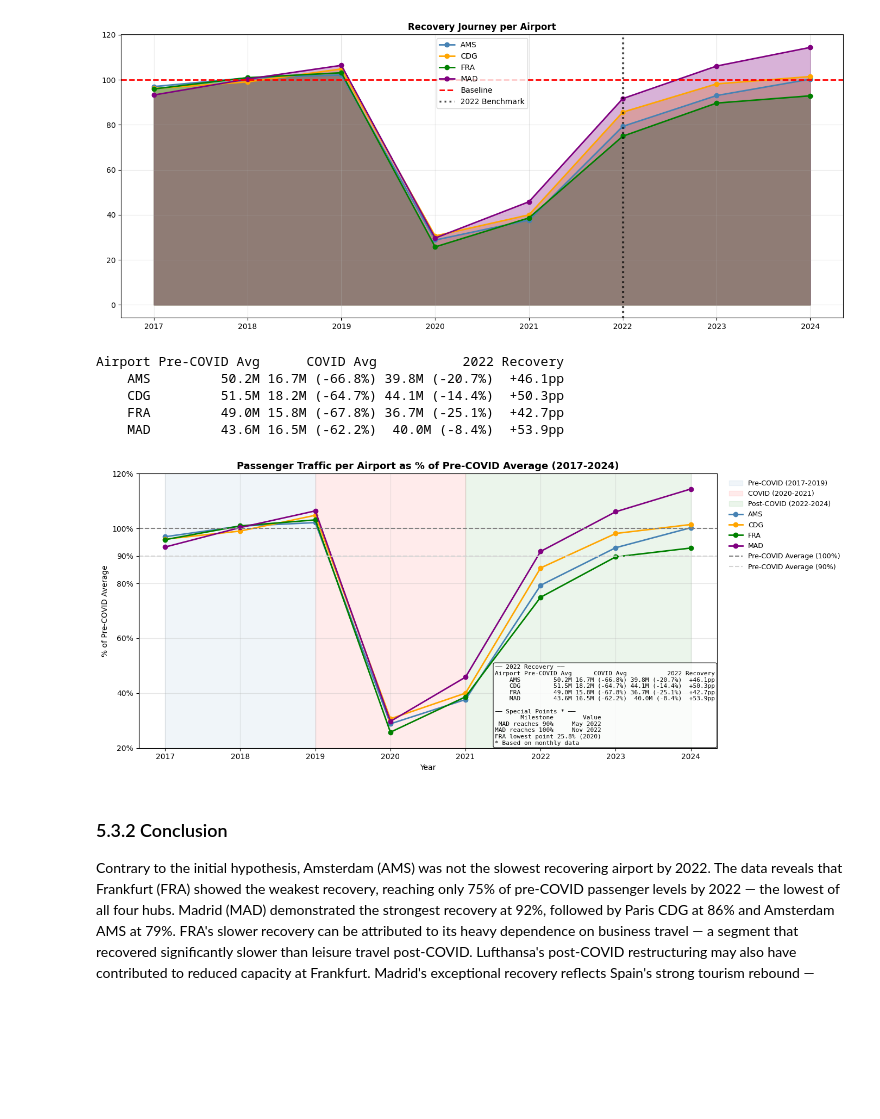
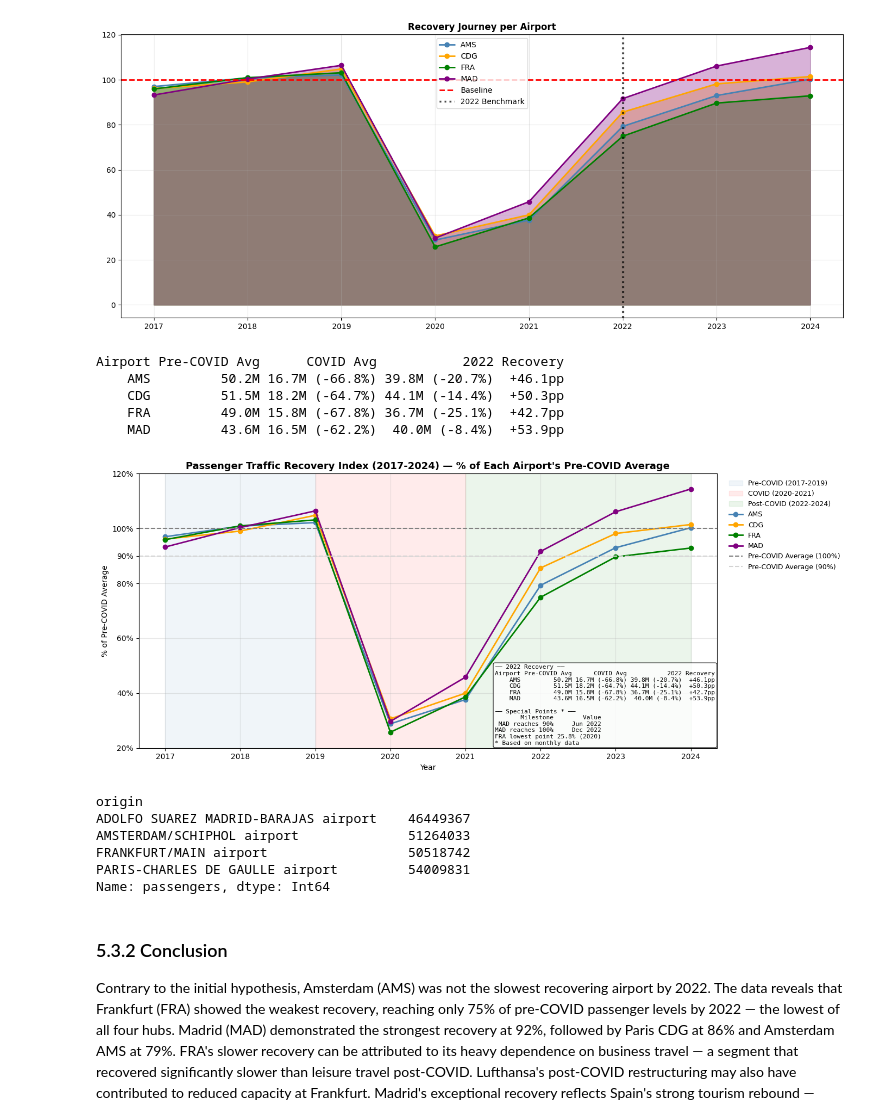
Before and after one commit to h-albrecht-ams/Capstone-Project, a Jupyter notebook: python/DataReadingFunction_v2.0.ipynb, the cells around one changed output. Saved outputs shown, nothing was run; the diff lists cells and outputs as text; code cells hidden in the pictures; blank space fills up the shorter version.

```diff
--- a/python/DataReadingFunction_v2.0.ipynb
+++ b/python/DataReadingFunction_v2.0.ipynb
@@ -1540,6 +1555,38 @@ covid_avg = yearly[yearly["year"].isin([2020, 2021])].groupby("origin").agg(
 # 2022
 year_2022 = yearly[yearly["year"] == 2022][["origin", "passengers", "pct_of_baseline"]].copy()
 
+# ── CALCULATE MAD CROSSING POINTS ────────────────
+mad_monthly = (
+    passengers_core[
+        (passengers_core["origin"] == "ADOLFO SUAREZ MADRID-BARAJAS airport") &
+        (passengers_core["passengers"].notna())
+    ]
+    .groupby(["year", "month"])["passengers"].sum()
+    .reset_index()
+)
+
+mad_monthly = mad_monthly.merge(
+    baseline_monthly[baseline_monthly["origin"] == "ADOLFO SUAREZ MADRID-BARAJAS airport"],
+    on="month"
+)
+mad_monthly["pct_of_baseline"] = (mad_monthly["passengers"] / mad_monthly["baseline_avg"] * 100).round(2)
+
+# First reaching 90% after 2020
+mad_reach = mad_monthly[
+    (mad_monthly["pct_of_baseline"] >= 90) &
+    (mad_monthly["year"] > 2020)
+].iloc[0]
+
+# First crossing 100% after 2020
+mad_cross = mad_monthly[
+    (mad_monthly["pct_of_baseline"] >= 100) &
+    (mad_monthly["year"] > 2020)
+].iloc[0]
+
+# FRA lowest point
+fra_data = yearly[yearly["origin"] == "FRANKFURT/MAIN airport"].sort_values("year")
+fra_min = fra_data.loc[fra_data["pct_of_baseline"].idxmin()]
+
 # Merge all
 result = precovid.merge(covid_avg, on="origin").merge(year_2022, on="origin")
 result["origin"] = result["origin"].map(labels)
@@ -1557,6 +1604,8 @@ result = result[["origin", "Pre-COVID Avg", "COVID Avg", "2022", "Recovery"]]\
 
 print(result.to_string(index=False))
 
+
+
 # Summary Table - Section 2 - Special points
 special_points = pd.DataFrame({
     "Milestone": [
@@ -1565,8 +1614,8 @@ special_points = pd.DataFrame({
         "FRA lowest point"
     ],
     "Value": [
-        f"{month_names[int(mad_reach['month'])]} {int(mad_reach['year'])}",
-        f"{month_names[int(mad_cross['month'])]} {int(mad_cross['year'])}",
+        f"{month_labels[int(mad_reach['month'])]} {int(mad_reach['year'])}",
+        f"{month_labels[int(mad_cross['month'])]} {int(mad_cross['year'])}",
         f"{fra_min['pct_of_baseline']:.1f}% ({int(fra_min['year'])})"
     ]
 })
@@ -1585,35 +1634,45 @@ ax.annotate(
     xy=(0.616, 0.008),
     xycoords="axes fraction",
     fontsize=8,
     ha="left",
     va="bottom",
     fontfamily="monospace",
     bbox=dict(boxstyle="round,pad=0.3", facecolor="white", alpha=0.8)
 )
 
 # ── FORMATTING ───────────────────────────────────
 
-ax.set_title("Passenger Traffic per Airport as % of Pre-COVID Average (2017-2024)",
+ax.set_title("Passenger Traffic Recovery Index (2017-2024) — % of Each Airport's Pre-COVID Average",
              fontsize=13, fontweight="bold")
 ax.set_ylabel("% of Pre-COVID Average")
 ax.set_xlabel("Year")
 ax.set_xticks(yearly["year"].unique())
 ax.set_yticks([20, 40, 60, 80, 90, 100, 120])
 ax.yaxis.set_major_formatter(mticker.FuncFormatter(lambda x, _: f"{x:.0f}%"))
 ax.legend(bbox_to_anchor=(1.01, 1), loc="upper left",
           fontsize=9, frameon=False)
 ax.grid(True, alpha=0.3)
 
 plt.tight_layout()
 plt.subplots_adjust(right=0.82)
 plt.show()
 # %% [output]
 Airport Pre-COVID Avg      COVID Avg           2022 Recovery
     AMS         50.2M 16.7M (-66.8%) 39.8M (-20.7%)  +46.1pp
     CDG         51.5M 18.2M (-64.7%) 44.1M (-14.4%)  +50.3pp
     FRA         49.0M 15.8M (-67.8%) 36.7M (-25.1%)  +42.7pp
     MAD         43.6M 16.5M (-62.2%)  40.0M (-8.4%)  +53.9pp
-[figure, old version]
+[figure, new version]
+# %%
+passengers_core[passengers_core["year"] == 2019]\
+    .groupby("origin")["passengers"].sum()
+# %% [output]
+origin
+ADOLFO SUAREZ MADRID-BARAJAS airport    46449367
+AMSTERDAM/SCHIPHOL airport              51264033
+FRANKFURT/MAIN airport                  50518742
+PARIS-CHARLES DE GAULLE airport         54009831
+Name: passengers, dtype: Int64
 # %% [markdown]
 ### 5.3.2 Conclusion
 
```
Also changed, not shown: parts of 15 cells of this notebook, 2 other files.
